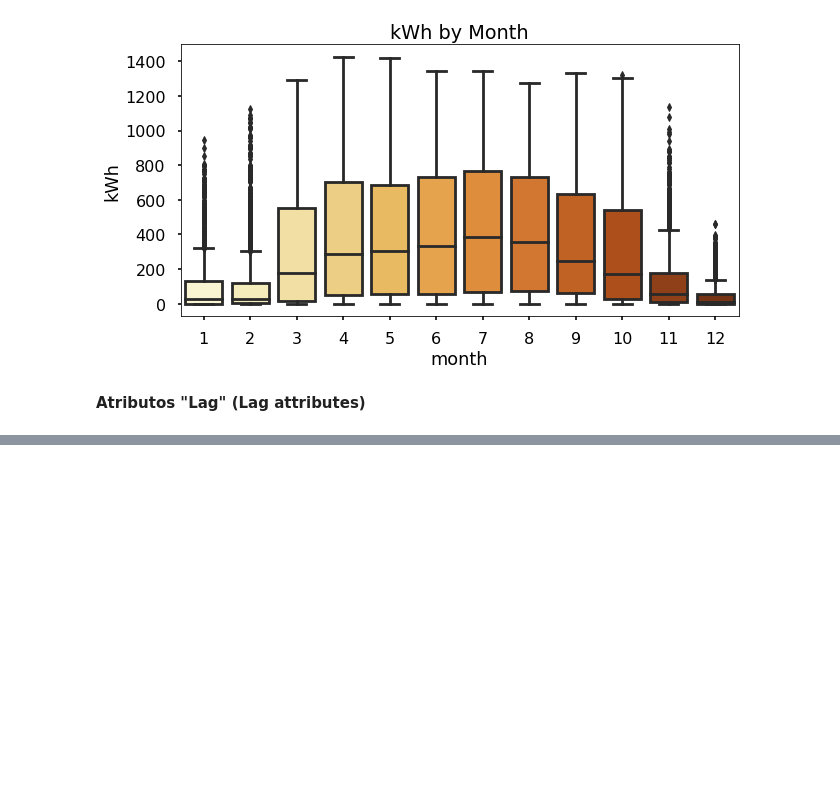
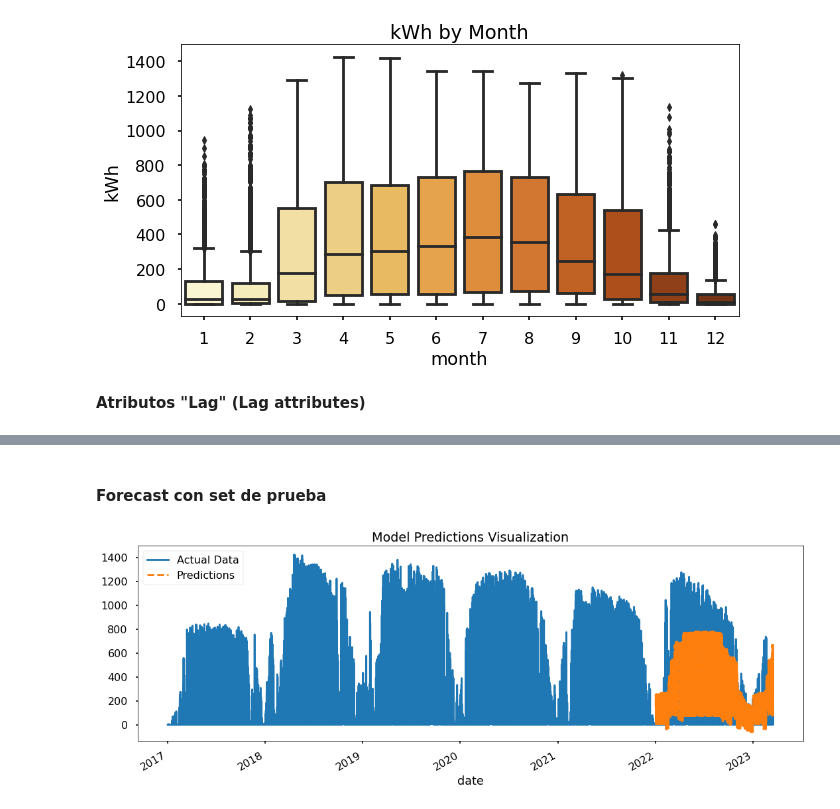
Before and after one commit to ivnlee/project-timeseries, a Jupyter notebook: notebooks/solar_power_analysis.ipynb, the cells around one changed output, grey strips where cells are left out. Drawn from its saved outputs; the diff is of its cells as text; code cells hidden in the pictures; blank space fills up the shorter version.

```diff
--- a/notebooks/solar_power_analysis.ipynb
+++ b/notebooks/solar_power_analysis.ipynb
@@ -225,0 +230,20 @@ plt.show()
+# %%
+features = ['hour','dayofweek','month','quarter','year','dayofyear']
+target = ['kWh']
+
+X_train = train[features]
+y_train = train[target]
+
+X_test = test[features]
+y_test = test[target]
+# %%
+xgb_reg = xgb.XGBRegressor(base_score=0.5, booster='gbtree',
+                       n_estimators=1000,
+                       early_stopping_rounds=50,
+                       objective='reg:squarederror',
+                       max_depth=3,
+                       learning_rate=0.01)
+
+xgb_reg.fit(X_train, y_train,
+            eval_set=[(X_test, y_test)],
+            verbose=100)
@@ -225,0 +285,14 @@ plt.show()
+# %% [markdown]
+#### Forecast con set de prueba
+# %%
+test['prediction'] = xgb_reg.predict(X_test)
+
+pw_clean = pw_clean.merge(test[['prediction']], how='left', left_index=True, right_index=True)
+ax = pw_clean[['kWh']].plot(figsize=(18, 6))
+pw_clean['prediction'].plot(ax=ax, style='--')
+
+plt.legend(['Actual Data', 'Predictions'])
+ax.set_title('Model Predictions Visualization')
+plt.show()
+# %% [output]
+[figure, added]
```
Also changed, not shown: parts of 5 cells of this notebook.
